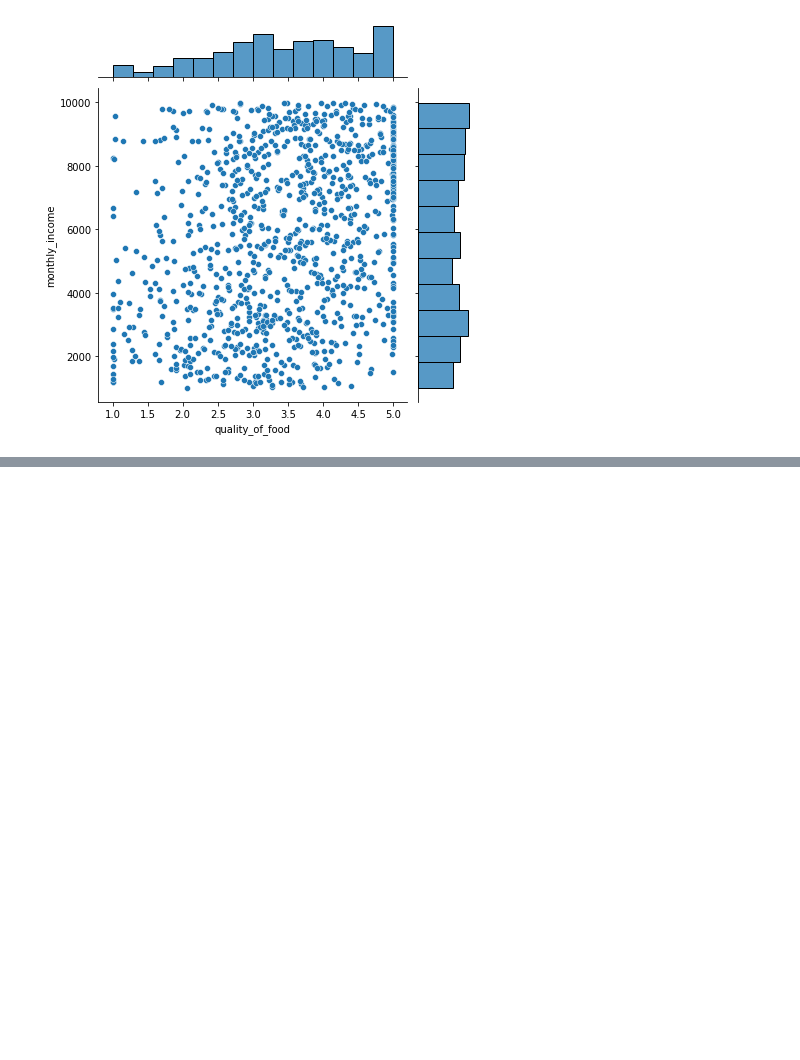
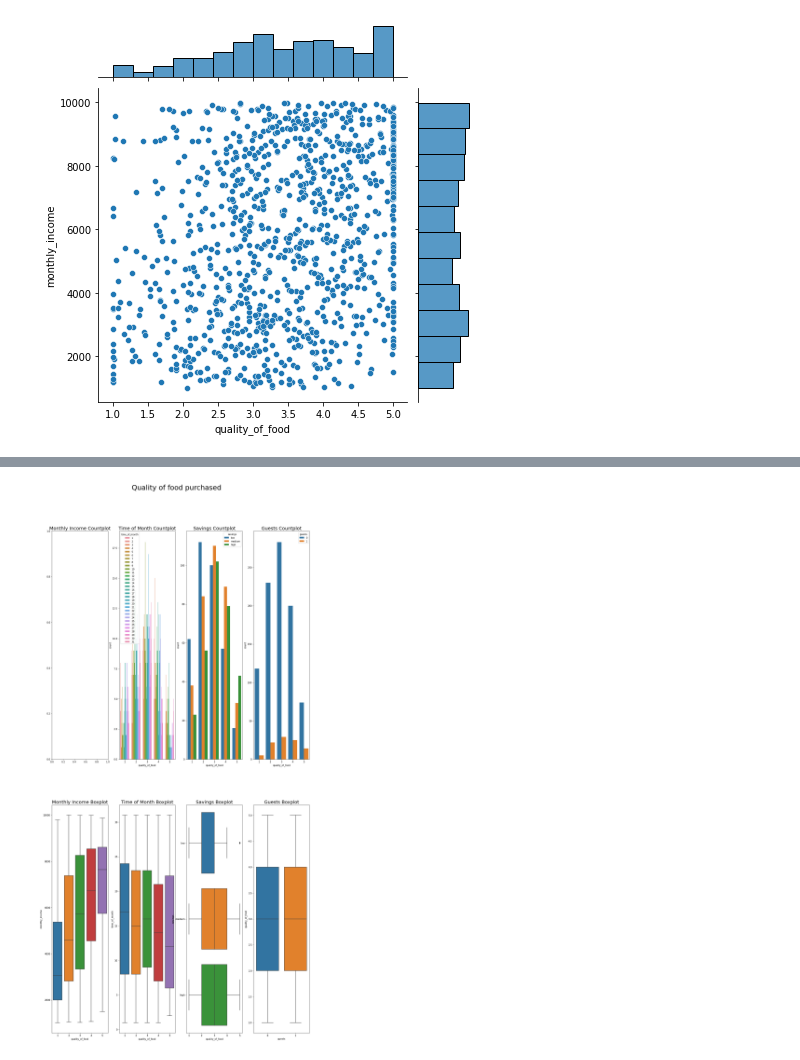
Before and after one commit to kristianseverin/BNNs, a Jupyter notebook: Data/generateData.ipynb, the cells around one changed output, grey strips where cells are left out. Saved outputs shown, nothing was run; the diff lists cells and outputs as text; code cells hidden in the pictures; blank space fills up the shorter version.

```diff
--- a/Data/generateData.ipynb
+++ b/Data/generateData.ipynb
@@ -22,8 +22,8 @@ def generate_dataset():
         quality_based_on_income = np.where(
             income >= 7000, 5,
             np.where(income >= 4000, 4,
-            np.where(income >= 2000, 3,
-            np.where(income >= 1000, 2, 1)))
+            np.where(income >= 3000, 3,
+            np.where(income >= 2000, 2, 1)))
             )
 
 
@@ -167,0 +256,37 @@ df.to_csv('quality_of_food.csv', index=False)
+# %%
+# visualize the data
+# this chunk will work for integer data
+
+fig, axes = plt.subplots(2, 4, figsize=(20, 40))
+
+
+sns.boxplot(x='quality_of_food', y='monthly_income', data=df, ax=axes[1, 0])
+sns.countplot(x='quality_of_food', hue='time_of_month', data=df, ax=axes[0, 1])
+sns.boxplot(x='quality_of_food', y='time_of_month', data=df, ax=axes[1, 1])
+sns.countplot(x='quality_of_food', hue='savings', hue_order= ['low', 'medium', 'high'], data=df, ax=axes[0, 2])
+sns.boxplot(x='quality_of_food', y='savings', order= ['low', 'medium', 'high'], data=df, ax=axes[1, 2])
+sns.countplot(x='quality_of_food', hue='guests', data=df, ax=axes[0, 3])
+sns.boxplot(x='guests', y='quality_of_food', data=df, ax=axes[1, 3])
+
+# set title for each column
+axes[0, 0].set_title('Monthly Income Countplot', fontsize=20)
+axes[1, 0].set_title('Monthly Income Boxplot', fontsize=20)
+
+axes[0, 1].set_title('Time of Month Countplot', fontsize=20)
+axes[1, 1].set_title('Time of Month Boxplot', fontsize=20)
+
+axes[0, 2].set_title('Savings Countplot', fontsize=20)
+axes[1, 2].set_title('Savings Boxplot', fontsize=20)
+
+axes[0, 3].set_title('Guests Countplot', fontsize=20)
+axes[1, 3].set_title('Guests Boxplot', fontsize=20)
+
+# set the title of the figure and place it at the top of the figure and minimize the space between the title and the figure
+fig.suptitle('Quality of food purchased' , fontsize=30, y=.95)
+
+# save the figure
+plt.savefig('quality_of_food_int.png')
+
+plt.show()
+# %% [output]
+[figure, added]
```
Also changed, not shown: parts of 3 cells of this notebook, 6 other files.
